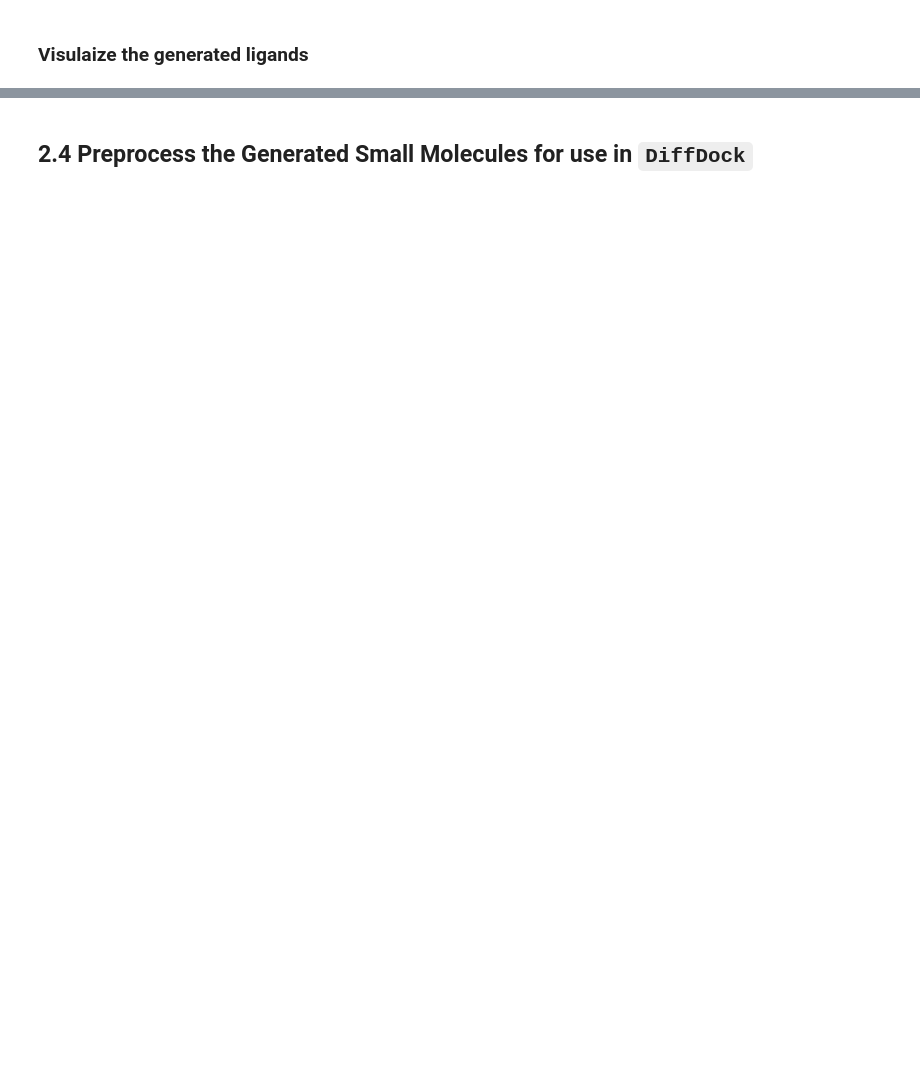
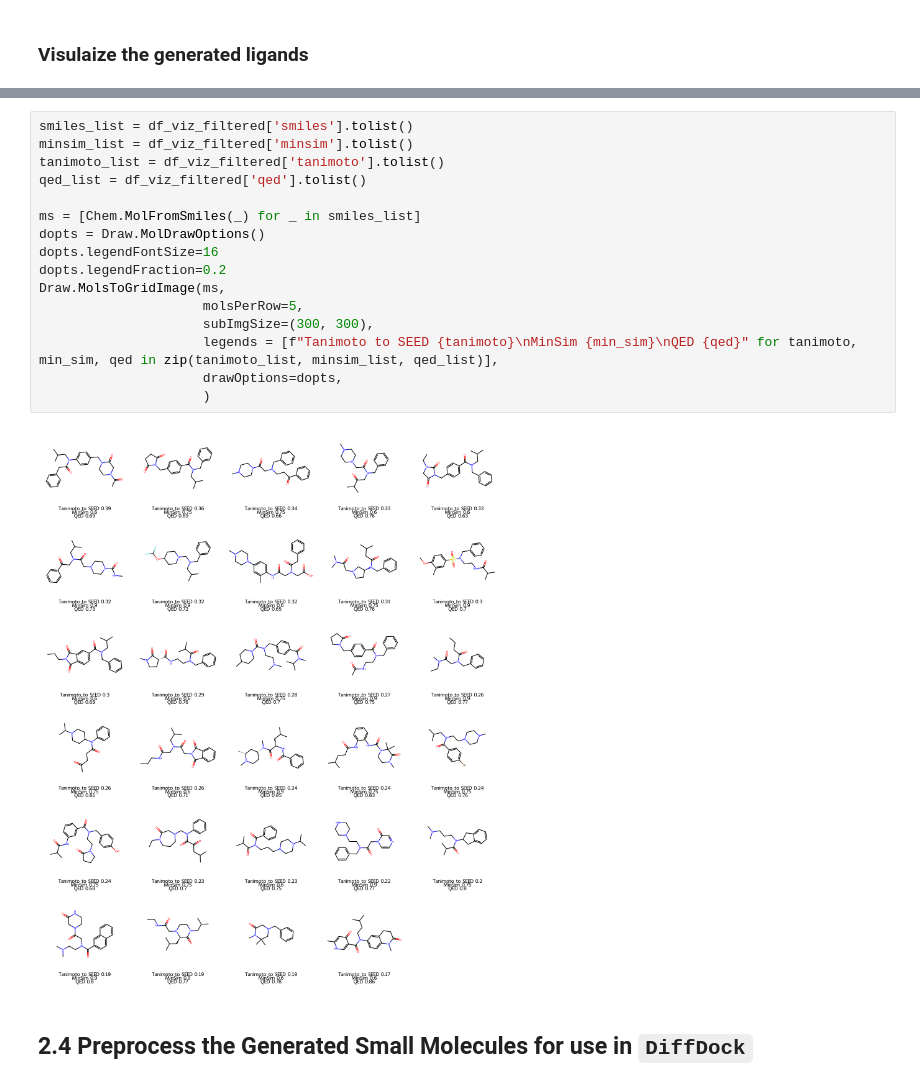
Before and after one commit to bf-nv/bionemo_tutorials, a Jupyter notebook: Step_2_MolMIM_Controlled_SM_Generation_QED_4WQP.ipynb, the cells around one changed output, grey strips where cells are left out. Saved outputs shown, nothing was run; the diff lists cells and outputs as text; blank space fills up the shorter version.

```diff
--- a/Step_2_MolMIM_Controlled_SM_Generation_QED_4WQP.ipynb
+++ b/Step_2_MolMIM_Controlled_SM_Generation_QED_4WQP.ipynb
@@ -303,3 +356,21 @@ Draw.MolsToGridImage(ms,
+# %%
+smiles_list = df_viz_filtered['smiles'].tolist()
+minsim_list = df_viz_filtered['minsim'].tolist()
+tanimoto_list = df_viz_filtered['tanimoto'].tolist()
+qed_list = df_viz_filtered['qed'].tolist()
+
+ms = [Chem.MolFromSmiles(_) for _ in smiles_list]
+dopts = Draw.MolDrawOptions()
+dopts.legendFontSize=16
+dopts.legendFraction=0.2
+Draw.MolsToGridImage(ms,
+                     molsPerRow=5,
+                     subImgSize=(300, 300),
+                     legends = [f"Tanimoto to SEED {tanimoto}\nMinSim {min_sim}\nQED {qed}" for tanimoto, min_sim, qed in zip(tanimoto_list, minsim_list, qed_list)],
+                     drawOptions=dopts,
+                     )
+# %% [output]
+[figure, added]
 # %% [markdown]
 ## 2.4 Preprocess the Generated Small Molecules for use in `DiffDock`
 # %%
```
Also changed, not shown: parts of 10 cells of this notebook.
